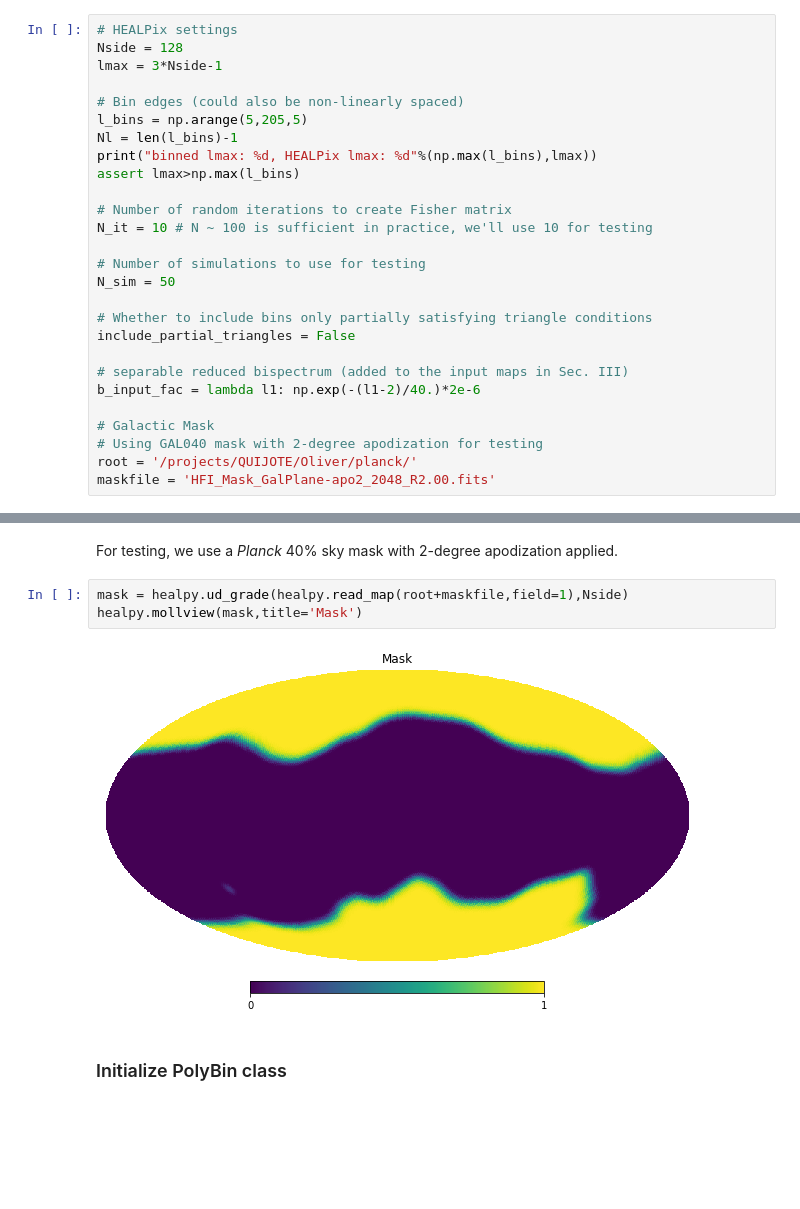
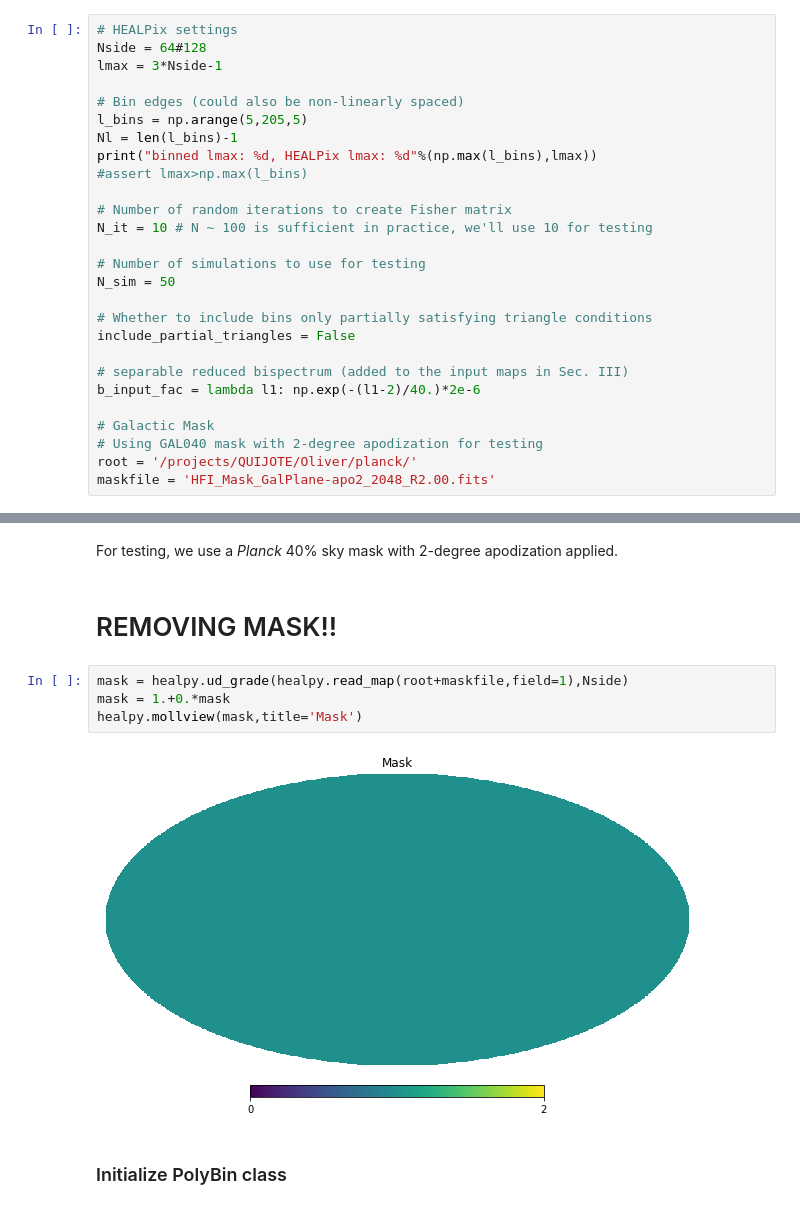
Before and after one commit to oliverphilcox/PolyBin, a Jupyter notebook: Tutorial.ipynb, the cells around one changed output, grey strips where cells are left out. Drawn from its saved outputs; the diff is of its cells as text; blank space fills up the shorter version.

```diff
--- a/Tutorial.ipynb
+++ b/Tutorial.ipynb
@@ -18,14 +18,14 @@ Populating the interactive namespace from numpy and matplotlib
 Below, we'll set all the user-defined options we will need. These include the map resolution, the number of simulations used, the binning, and the input mask.
 # %%
 # HEALPix settings
-Nside = 128
+Nside = 64#128
 lmax = 3*Nside-1
 
 # Bin edges (could also be non-linearly spaced)
 l_bins = np.arange(5,205,5)
 Nl = len(l_bins)-1
 print("binned lmax: %d, HEALPix lmax: %d"%(np.max(l_bins),lmax))
-assert lmax>np.max(l_bins)
+#assert lmax>np.max(l_bins)
 
 # Number of random iterations to create Fisher matrix
 N_it = 10 # N ~ 100 is sufficient in practice, we'll use 10 for testing
@@ -80,11 +80,14 @@ Nl_th = DeltaT**2*np.exp(l*(l+1)*thetaFWHM**2/(8.*np.log(2)))*(l>2)
 ### Load mask
 # %% [markdown]
 For testing, we use a *Planck* 40\% sky mask with 2-degree apodization applied.
+# %% [markdown]
+# REMOVING MASK!!
 # %%
 mask = healpy.ud_grade(healpy.read_map(root+maskfile,field=1),Nside)
+mask = 1.+0.*mask
 healpy.mollview(mask,title='Mask')
 # %% [output]
-[figure, old version]
+[figure, new version]
 # %% [markdown]
 ### Initialize PolyBin class
 # %% [markdown]
```
Also changed, not shown: parts of 31 cells of this notebook, 4 other files.
